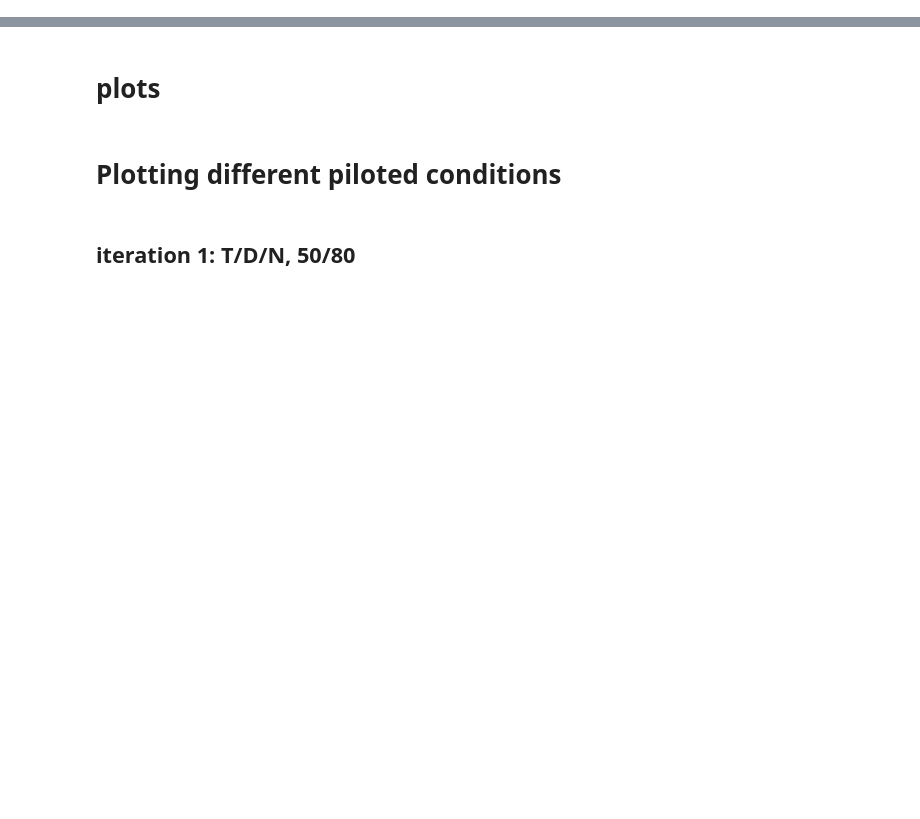
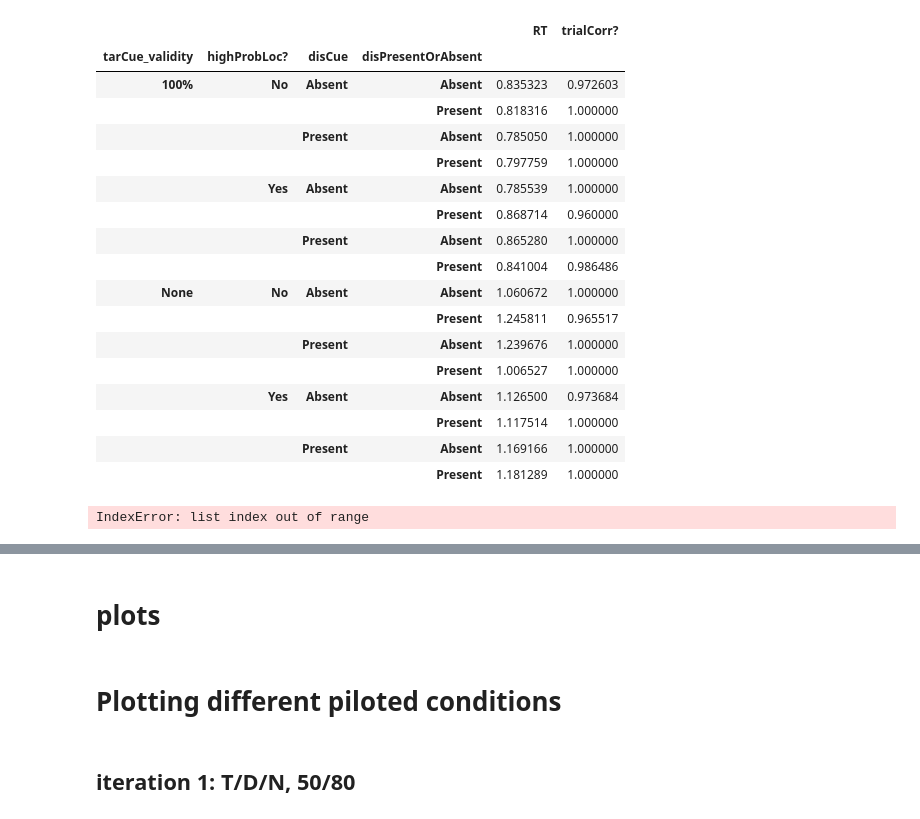
Before and after one commit to HwangLabNeuroCogDynamics/Alpha-Study, a Jupyter notebook: behavioral_analysis_pilot.ipynb, the cells around one changed output, grey strips where cells are left out. Drawn from its saved outputs; the diff is of its cells as text; code cells hidden in the pictures; blank space fills up the shorter version.

```diff
--- a/behavioral_analysis_pilot.ipynb
+++ b/behavioral_analysis_pilot.ipynb
@@ -124,0 +147,25 @@ all_iters_sub[0][2]
+# %%
+all_iters_sub[0][2].groupby(['tarCue_validity','highProbLoc?','disCue','disPresentOrAbsent'])['RT','trialCorr?'].mean()
+# %% [output]
+|  |  |  |  | RT | trialCorr? |
+| tarCue_validity | highProbLoc? | disCue | disPresentOrAbsent |  |  |
+| 100% | No | Absent | Absent | 0.835323 | 0.972603 |
+|  |  |  | Present | 0.818316 | 1.000000 |
+|  |  | Present | Absent | 0.785050 | 1.000000 |
+|  |  |  | Present | 0.797759 | 1.000000 |
+|  | Yes | Absent | Absent | 0.785539 | 1.000000 |
+|  |  |  | Present | 0.868714 | 0.960000 |
+|  |  | Present | Absent | 0.865280 | 1.000000 |
+|  |  |  | Present | 0.841004 | 0.986486 |
+| None | No | Absent | Absent | 1.060672 | 1.000000 |
+|  |  |  | Present | 1.245811 | 0.965517 |
+|  |  | Present | Absent | 1.239676 | 1.000000 |
+|  |  |  | Present | 1.006527 | 1.000000 |
+|  | Yes | Absent | Absent | 1.126500 | 0.973684 |
+|  |  |  | Present | 1.117514 | 1.000000 |
+|  |  | Present | Absent | 1.169166 | 1.000000 |
+|  |  |  | Present | 1.181289 | 1.000000 |
+# %%
+all_iters_sub[0][3]#.groupby(['tarCue_validity','highProbLoc?','disCue','disPresentOrAbsent'])['RT','trialCorr?'].mean()
+# %% [output]
+IndexError: list index out of range
```
Also changed, not shown: parts of 16 cells of this notebook, 2 other files.
